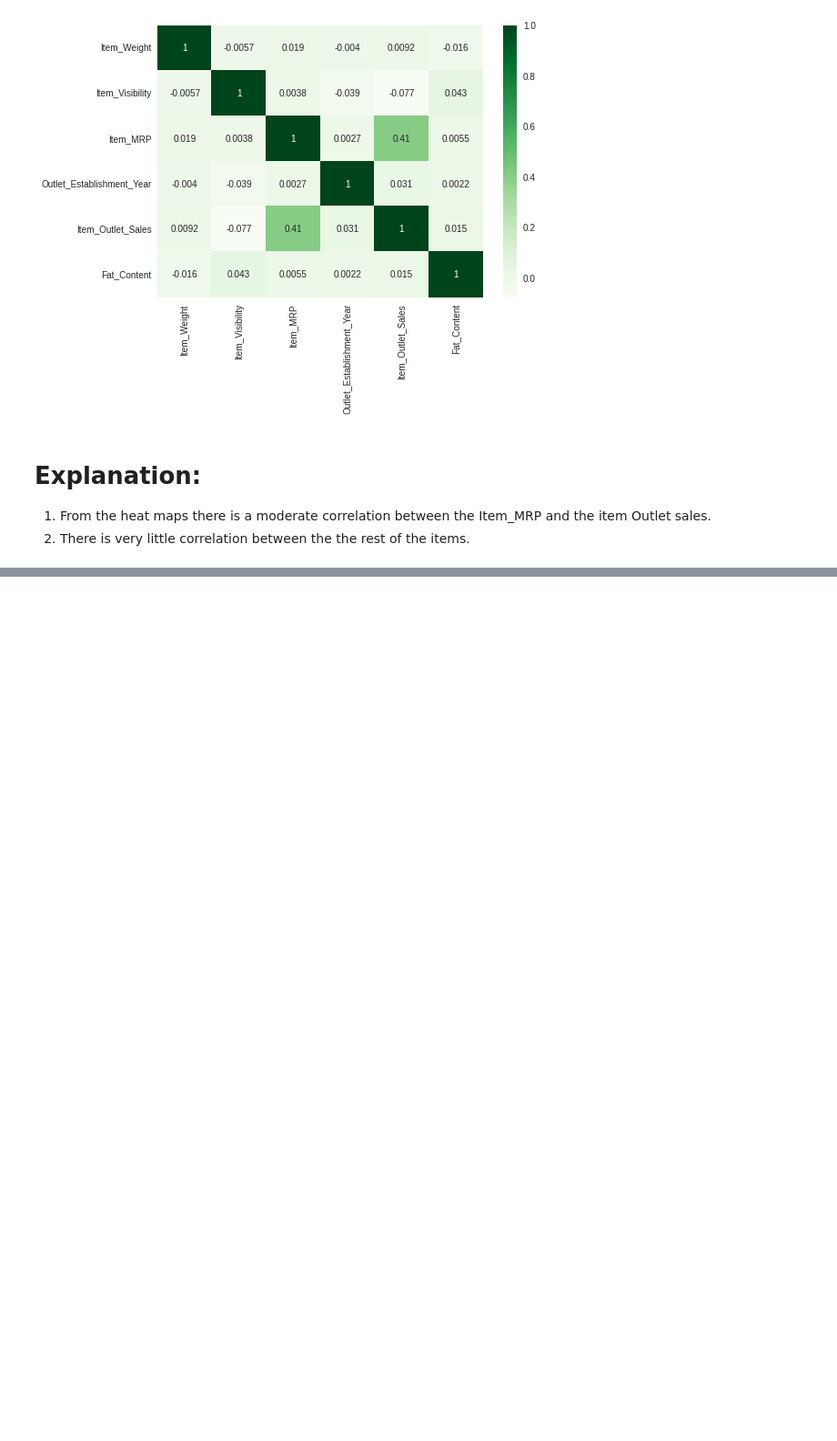
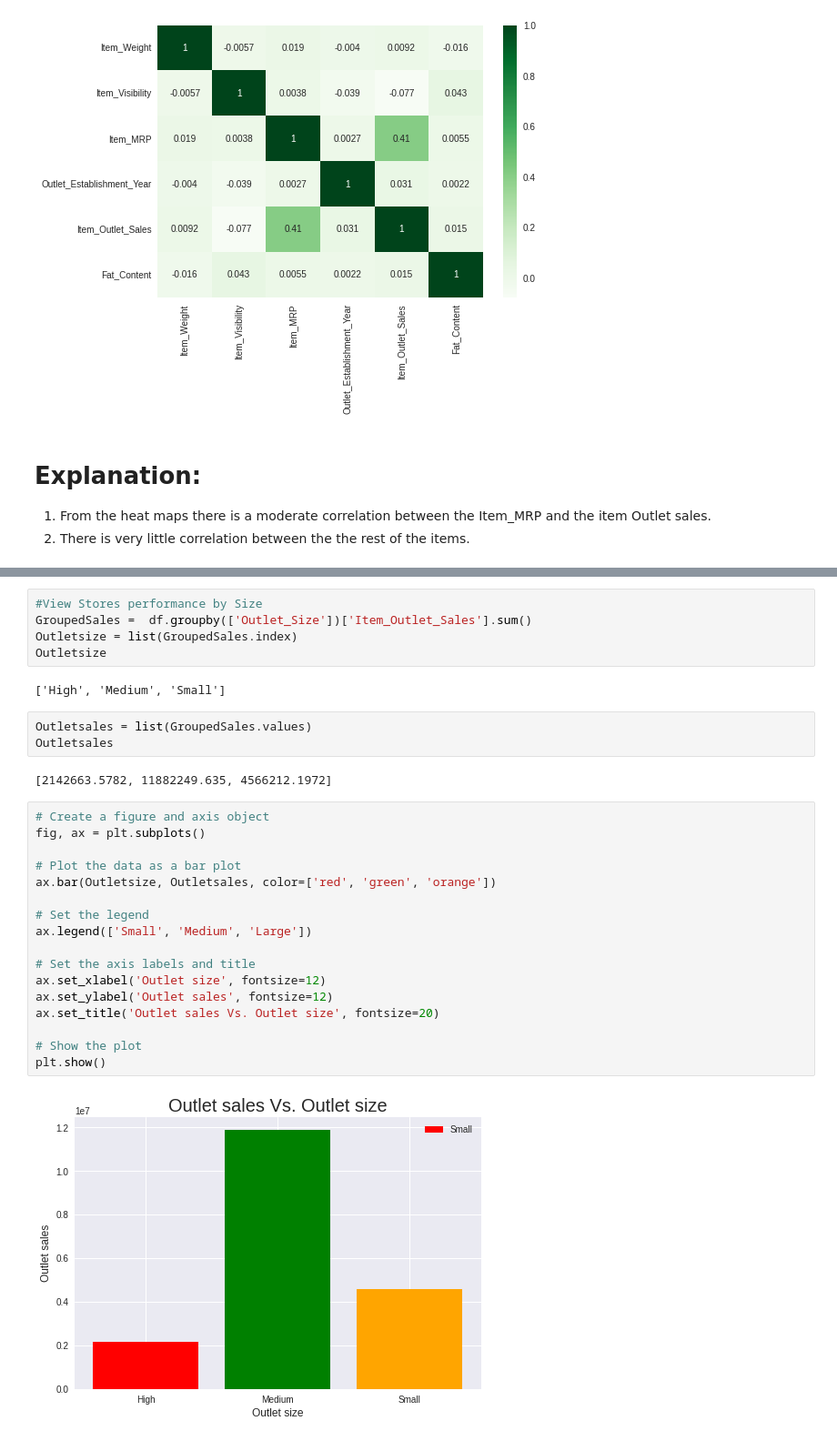
Before and after one commit to imugagga/Sales-Predictions---JFood-Sores, a Jupyter notebook: Sales_Predictions_Mugagga_Innocent.ipynb, the cells around one changed output, grey strips where cells are left out. Shown at 91% size. Drawn from its saved outputs; the diff is of its cells as text; blank space fills up the shorter version.

```diff
--- a/Sales_Predictions_Mugagga_Innocent.ipynb
+++ b/Sales_Predictions_Mugagga_Innocent.ipynb
@@ -401,0 +412,31 @@ sns.heatmap(Corr,cmap = 'Greens',annot=True)
+# %%
+#View Stores performance by Size
+GroupedSales =  df.groupby(['Outlet_Size'])['Item_Outlet_Sales'].sum()
+Outletsize = list(GroupedSales.index)
+Outletsize
+# %% [output]
+['High', 'Medium', 'Small']
+# %%
+Outletsales = list(GroupedSales.values)
+Outletsales
+# %% [output]
+[2142663.5782, 11882249.635, 4566212.1972]
+# %%
+# Create a figure and axis object
+fig, ax = plt.subplots()
+
+# Plot the data as a bar plot
+ax.bar(Outletsize, Outletsales, color=['red', 'green', 'orange'])
+
+# Set the legend
+ax.legend(['Small', 'Medium', 'Large'])
+
+# Set the axis labels and title
+ax.set_xlabel('Outlet size', fontsize=12)
+ax.set_ylabel('Outlet sales', fontsize=12)
+ax.set_title('Outlet sales Vs. Outlet size', fontsize=20)
+
+# Show the plot
+plt.show()
+# %% [output]
+[figure, added]
```
Also changed, not shown: parts of 11 cells of this notebook.
